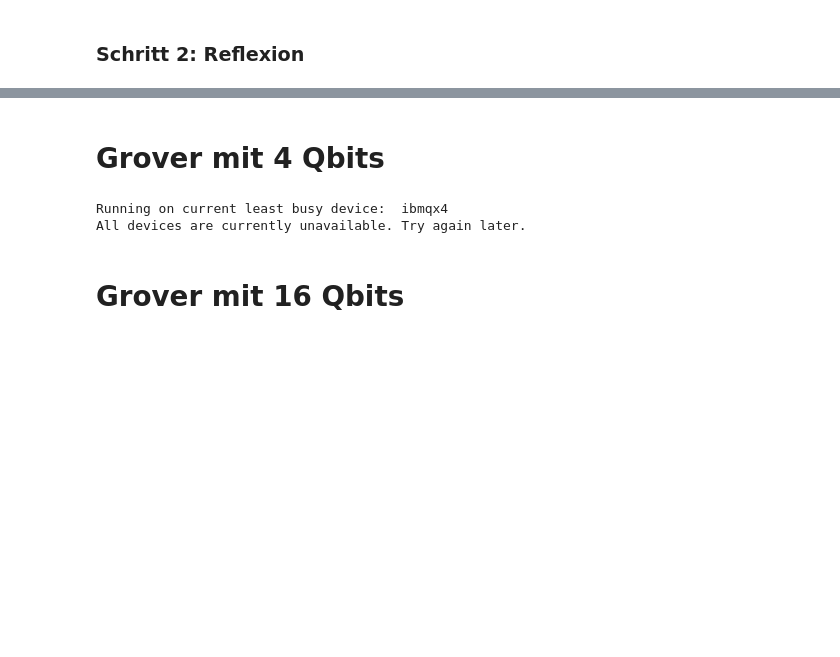
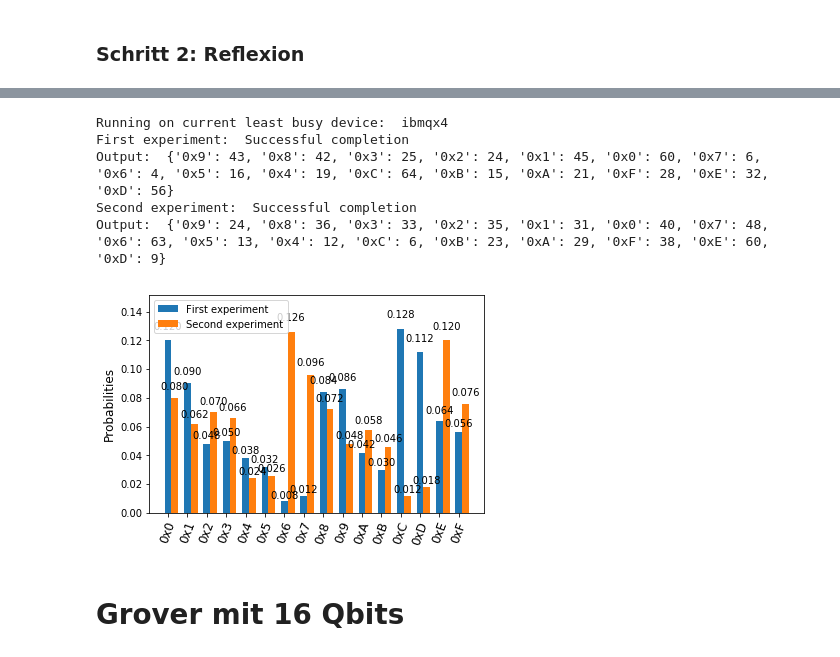
Before and after one commit to m4gr4th34/Grover-Algorithmus-Qiskit, a Jupyter notebook: Jupyter-Notebook/Grover Algorithmus Qiskit.ipynb, the cells around one changed output, grey strips where cells are left out. Saved outputs shown, nothing was run; the diff lists cells and outputs as text; code cells hidden in the pictures; blank space fills up the shorter version.

```diff
--- a/Jupyter-Notebook/Grover Algorithmus Qiskit.ipynb
+++ b/Jupyter-Notebook/Grover Algorithmus Qiskit.ipynb
@@ -935,5 +857,3 @@ Output:  {'00': 46, '01': 60, '10': 63, '11': 331}
-# %% [markdown]
-# Grover mit 4 Qbits
 # %%
 from qiskit import QuantumCircuit, ClassicalRegister, QuantumRegister
 from qiskit import available_backends, execute, Aer, backends
@@ -943,25 +863,27 @@ import math
 # decide, on which backend you want to run the grover algorithmus
 backendIBMQ = True
 
-# define the number of your Qbits
-N = 4
+# define the number n-Qbits
+n = 4
+N = 2^n
+O = math.sqrt(N)
 pi = math.pi
 
 try:
-    # Create a Quantum-Register with N qubits.
-    qr = QuantumRegister(N)
-    cr = ClassicalRegister(N)
+    # Create a Quantum-Register with n-Qbits.
+    qr = QuantumRegister(n)
+    cr = ClassicalRegister(n)
     qc = QuantumCircuit(qr, cr)
 
-    # initialize N-Qbits
+    # initialize n-Qbits
     qc.h(qr[0])
     qc.h(qr[1])
     qc.h(qr[2])
     qc.h(qr[3])
 
-    n = 0
+    i = 1
     # avarage of O(sqrt(N)) repititions
-    while n < 1:
+    while i < O:
         # Create oracle for 0010
         qc.x(qr[0])
         qc.x(qr[2])
@@ -1016,13 +938,15 @@ try:
         qc.h(qr[2])
         qc.h(qr[3])
 
-        # Measure: take state from Qbit to Cbit
-        qc.barrier(qr)
-        qc.measure(qr[0], cr[0])
-        qc.measure(qr[1], cr[1])
-        qc.measure(qr[2], cr[2])
-        qc.measure(qr[3], cr[3])
-        n = n + 1
+        i += 1
+
+    # Measure: take state from Qbit to Cbit
+    qc.barrier(qr)
+    qc.measure(qr[0], cr[0])
+    qc.measure(qr[1], cr[1])
+    qc.measure(qr[2], cr[2])
+    qc.measure(qr[3], cr[3])
+
 except QISKitError as ex:
         print('There was an error in the circuit!. Error = {}'.format(ex))
 
@@ -1053,34 +977,38 @@ if backendIBMQ:
             circuit_drawer(qc)
         except:
             print("All devices are currently unavailable. Try again later.")
     except:
         print("""WARNING: There's no connection with the API for remote backends.
                  Have you initialized a file with your personal token?
                  For now, there's only access to local simulator backends...""")
 
 # or run the code on your own system with the simulation backend Aer
 else:
     # See a list of available local simulators
     print("Aer backends: ", Aer.backends())
     backend_sim = Aer.get_backend('qasm_simulator')
 
     # Compile and run the Quantum circuit on a simulator backend
     sim_result1 = execute(qc, backend_sim, shots=1000).result()
     sim_result2 = execute(qc, backend_sim, shots=1000).result()
     counts1 = sim_result1.get_counts(qc)
     counts2 = sim_result2.get_counts(qc)
 
     # Show the results as text and plot
     print("First simulation: ", sim_result1)
     print("Output: ", counts1)
     print("Second simulation: ", sim_result2)
     print("Output: ", counts2)
     legend = ['First execution', 'Second execution']
     plot_histogram([counts1,counts2], legend=legend)
     circuit_drawer(qc)
 # %% [output]
 Running on current least busy device:  ibmqx4
-All devices are currently unavailable. Try again later.
+First experiment:  Successful completion
+Output:  {'0x9': 43, '0x8': 42, '0x3': 25, '0x2': 24, '0x1': 45, '0x0': 60, '0x7': 6, '0x6': 4, '0x5': 16, '0x4': 19, '0xC': 64, '0xB': 15, '0xA': 21, '0xF': 28, '0xE': 32, '0xD': 56}
+Second experiment:  Successful completion
+Output:  {'0x9': 24, '0x8': 36, '0x3': 33, '0x2': 35, '0x1': 31, '0x0': 40, '0x7': 48, '0x6': 63, '0x5': 13, '0x4': 12, '0xC': 6, '0xB': 23, '0xA': 29, '0xF': 38, '0xE': 60, '0xD': 9}
+[figure, added]
 # %% [markdown]
 # Grover mit 16 Qbits
 # %%
```
Also changed, not shown: parts of 9 cells of this notebook, 3 other files.
